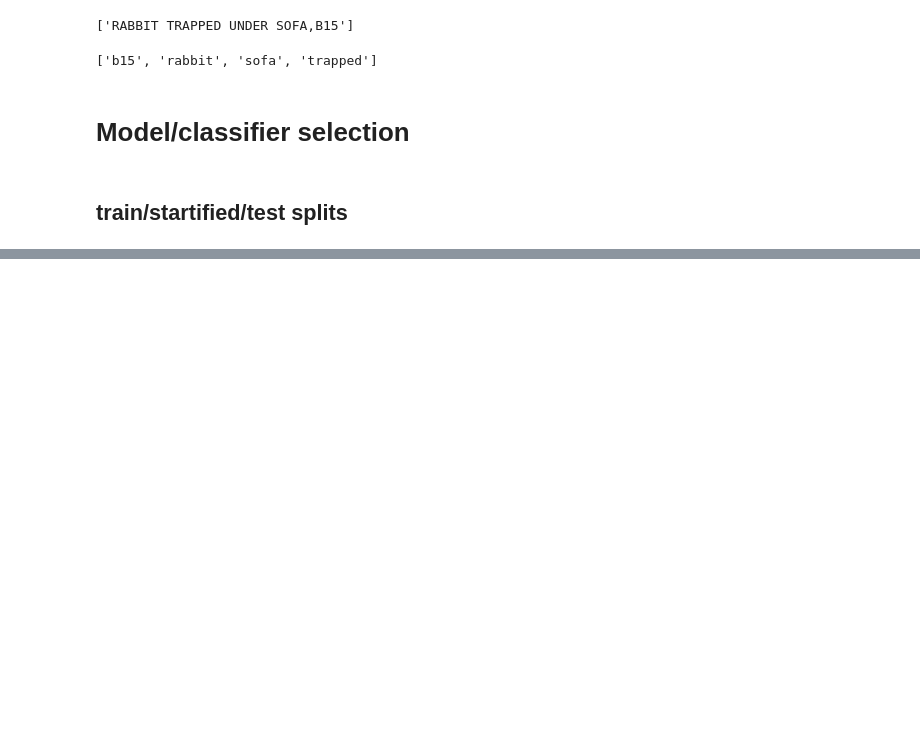
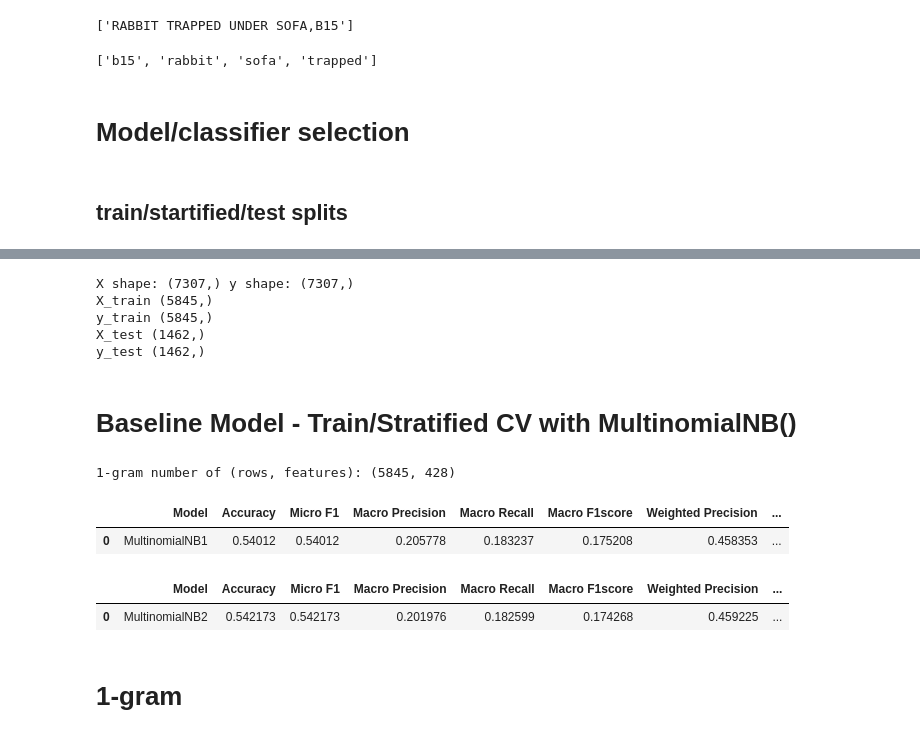
Before and after one commit to siddharthshenoy/Keywordandsum, a Jupyter notebook: ASAR.ipynb, the cells around one changed output, grey strips where cells are left out. Cells and saved outputs as stored; diff of their text form; code cells hidden in the pictures; blank space fills up the shorter version.

```diff
--- a/ASAR.ipynb
+++ b/ASAR.ipynb
@@ -264,0 +271,59 @@ print(tf_idf3.get_feature_names())
+# %%
+# Split the data into X and y data sets
+X, y = df_product_and_complaint.MAIN_DESCRIPTION, df_product_and_complaint.SERVICE_TYPE
+print('X shape:', X.shape, 'y shape:', y.shape)
+from sklearn.model_selection import train_test_split
+
+X_train_val, X_test, y_train_val, y_test = train_test_split(X, y,
+                                                            test_size=0.2,   # 80% train/cv, 20% test
+                                                            stratify=y,
+                                                            random_state=seed)
+print('X_train', X_train_val.shape)
+print('y_train', y_train_val.shape)
+print('X_test', X_test.shape)
+print('y_test', y_test.shape)
+# %% [output]
+X shape: (7307,) y shape: (7307,)
+X_train (5845,)
+y_train (5845,)
+X_test (1462,)
+y_test (1462,)
+# %%
+# Performing Text Pre-Processing
+
+# Import tfidfVectorizer
+from sklearn.feature_extraction.text import TfidfVectorizer
+
+# Text Preprocessing
+# The text needs to be transformed to vectors so as the algorithms will be able make predictions.
+# In this case it will be used the Term Frequency – Inverse Document Frequency (TFIDF) weight
+# to evaluate how important A WORD is to A DOCUMENT in a COLLECTION OF DOCUMENTS.
+
+# tfidf1 = 1-gram only.
+tfidf1 = TfidfVectorizer(sublinear_tf=True, # set to true to scale the term frequency in logarithmic scale.
+                        min_df=5,
+                        stop_words='english')
+
+X_train_val_tfidf1 = tfidf1.fit_transform(X_train_val).toarray()
+X_test_tfidf1 = tfidf1.transform(X_test)
+
+# tfidf2 = unigram and bigram
+tfidf2 = TfidfVectorizer(sublinear_tf=True, # set to true to scale the term frequency in logarithmic scale.
+                        min_df=5,
+                        ngram_range=(1,2), # we consider unigrams and bigrams
+                        stop_words='english')
+X_train_val_tfidf2 = tfidf2.fit_transform(X_train_val).toarray()
+X_test_tfidf2 = tfidf2.transform(X_test)
+
+
+# # StratifiedKFold -> Split 5
+# ## We now want to do stratified kfold to preserve the proportion of the category imbalances
+# # (number is split evenly from all the classes)
+
+kf = StratifiedKFold(n_splits=5, shuffle=True, random_state=seed)
+# %% [markdown]
+# Baseline Model - Train/Stratified CV with MultinomialNB()
+# %%
+print('1-gram number of (rows, features):', X_train_val_tfidf1.shape)
+# %% [output]
+1-gram number of (rows, features): (5845, 428)
@@ -264,0 +386,21 @@ print(tf_idf3.get_feature_names())
+# %%
+# ## Data Science Story:
+# # Testing on MultinomialNB first
+
+# # Initialize Model Object
+#mnb = MultinomialNB()
+
+results_cv_stratified_1gram = metric_cv_stratified(mnb, X_train_val_tfidf1, y_train_val, 5, 'MultinomialNB1')
+results_cv_stratified_2gram = metric_cv_stratified(mnb, X_train_val_tfidf2, y_train_val, 5, 'MultinomialNB2')
+# %%
+results_cv_stratified_1gram
+# %% [output]
+|  | Model | Accuracy | Micro F1 | Macro Precision | Macro Recall | Macro F1score | Weighted Precision | ... |
+| 0 | MultinomialNB1 | 0.54012 | 0.54012 | 0.205778 | 0.183237 | 0.175208 | 0.458353 | ... |
+# %%
+results_cv_stratified_2gram
+# %% [output]
+|  | Model | Accuracy | Micro F1 | Macro Precision | Macro Recall | Macro F1score | Weighted Precision | ... |
+| 0 | MultinomialNB2 | 0.542173 | 0.542173 | 0.201976 | 0.182599 | 0.174268 | 0.459225 | ... |
+# %% [markdown]
+# 1-gram
```
Also changed, not shown: parts of 12 cells of this notebook, 2 other files.
